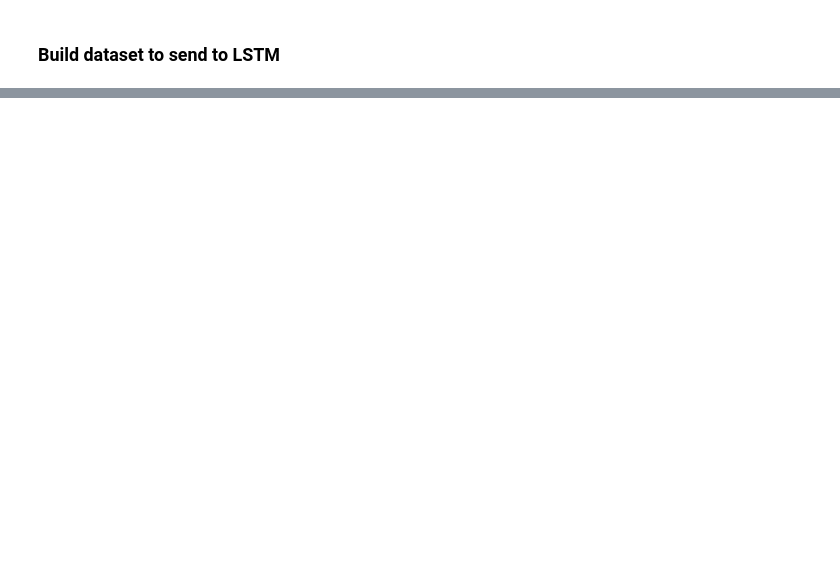
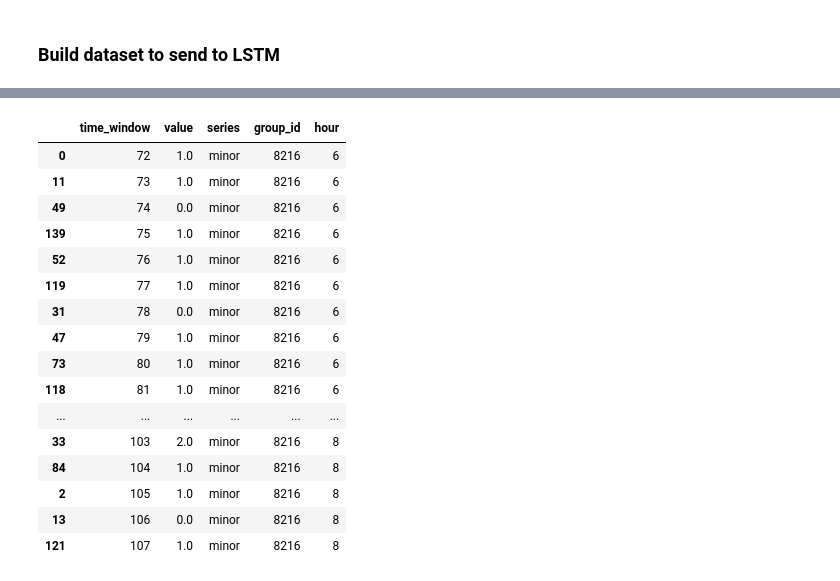
Before and after one commit to jcnborges/busanalysis, a Jupyter notebook: notebooks/ieee_t_its_2024/ieee-t-its.ipynb, the cells around one changed output, grey strips where cells are left out. Saved outputs shown, nothing was run; the diff lists cells and outputs as text; code cells hidden in the pictures; blank space fills up the shorter version.

```diff
--- a/notebooks/ieee_t_its_2024/ieee-t-its.ipynb
+++ b/notebooks/ieee_t_its_2024/ieee-t-its.ipynb
@@ -379 +363,25 @@ pd.read_parquet('lstm_dfs.parquet')
 168000 rows × 5 columns
+# %%
+df = pd.concat(lstm_dfs)
+# %%
+df['hour'] = (df.time_window * 5).floordiv(60)
+# %%
+df.query("group_id == 8216 and series == 'minor' and 6 <= hour <= 8").sort_values('time_window').head(100)
+# %% [output]
+|  | time_window | value | series | group_id | hour |
+| 0 | 72 | 1.0 | minor | 8216 | 6 |
+| 11 | 73 | 1.0 | minor | 8216 | 6 |
+| 49 | 74 | 0.0 | minor | 8216 | 6 |
+| 139 | 75 | 1.0 | minor | 8216 | 6 |
+| 52 | 76 | 1.0 | minor | 8216 | 6 |
+| 119 | 77 | 1.0 | minor | 8216 | 6 |
+| 31 | 78 | 0.0 | minor | 8216 | 6 |
+| 47 | 79 | 1.0 | minor | 8216 | 6 |
+| 73 | 80 | 1.0 | minor | 8216 | 6 |
+| 118 | 81 | 1.0 | minor | 8216 | 6 |
+| ... | ... | ... | ... | ... | ... |
+| 33 | 103 | 2.0 | minor | 8216 | 8 |
+| 84 | 104 | 1.0 | minor | 8216 | 8 |
+| 2 | 105 | 1.0 | minor | 8216 | 8 |
+| 13 | 106 | 0.0 | minor | 8216 | 8 |
+| 121 | 107 | 1.0 | minor | 8216 | 8 |
```
Also changed, not shown: parts of 13 cells of this notebook, 38 other files.
